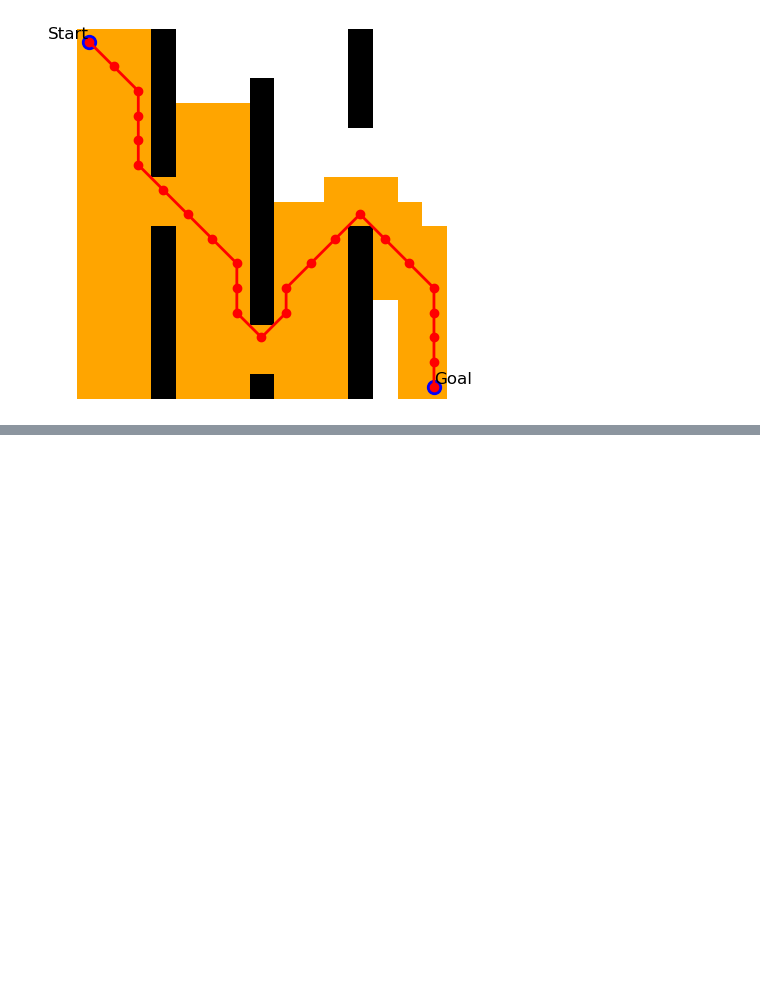
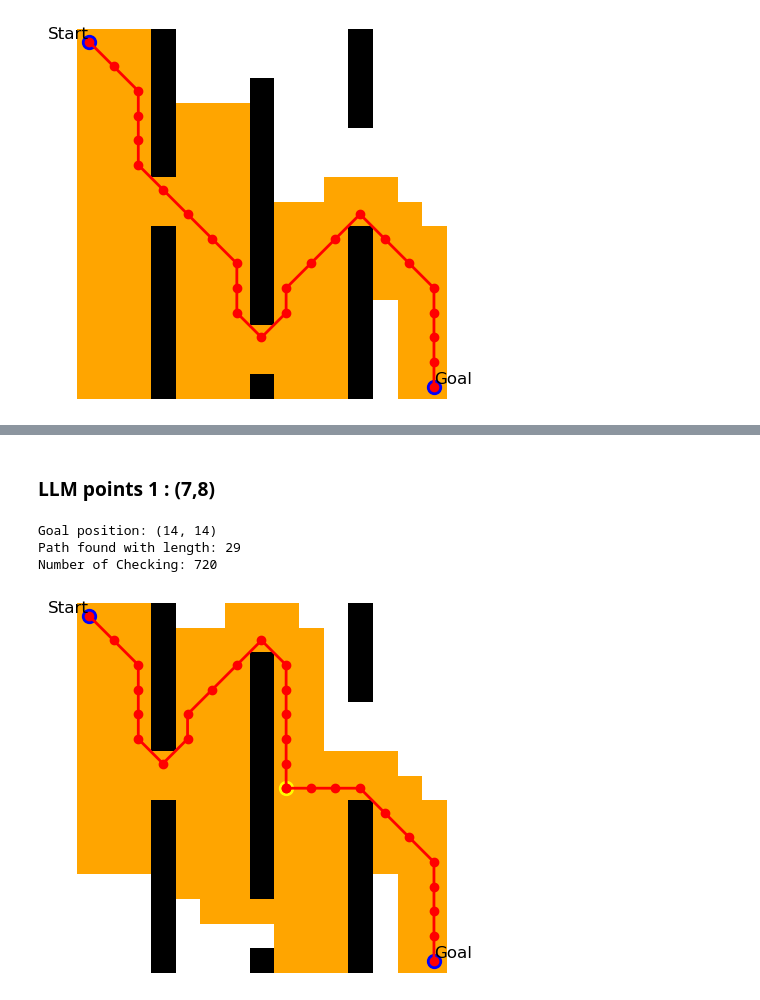
Before and after one commit to wodeyuzhou/LLM_AstarwithGraph, a Jupyter notebook: grid.ipynb, the cells around one changed output, grey strips where cells are left out. Saved outputs shown, nothing was run; the diff lists cells and outputs as text; code cells hidden in the pictures; blank space fills up the shorter version.

```diff
--- a/grid.ipynb
+++ b/grid.ipynb
@@ -65,7 +63,7 @@ def heuristic(a, b):
     return abs(a[0] - b[0]) + abs(a[1] - b[1])
 
 def astar(grid, start, goal):
-    checking_point = set()
+    checking_points = set()
     count = 0
 
     m, n = grid.shape
@@ -80,7 +78,7 @@ def astar(grid, start, goal):
     while open_set:
         f, g, current, path = heapq.heappop(open_set)
         if current == goal:
-            return path, count, checking_point
+            return path, count, checking_points
         if current in closed_set:
             continue
         closed_set.add(current)
@@ -91,23 +89,23 @@ def astar(grid, start, goal):
             neighbor = (nr, nc)
             # Check boundaries and whether the cell is traversable (value 1)
             if 0 <= nr < m and 0 <= nc < n and grid[nr, nc] == 1:
-                checking_point.add(neighbor)
+                checking_points.add(neighbor)
                 if neighbor in closed_set:
                     continue
                 new_cost = g + 1  # uniform cost for each move
                 heapq.heappush(open_set, (new_cost + heuristic(neighbor, goal),
                                             new_cost, neighbor, path + [neighbor]))
 
-    return None, count, checking_point # No path found
+    return None, count, checking_points # No path found
 
-def plot_path(grid, path, start, goal, checking_point):
+def plot_path(grid, path, start, goal, checking_points, llm_points = None):
     m, n = grid.shape
 
     checking_map = np.zeros_like(grid)
 
     cmap = colors.ListedColormap(['black','white', 'orange'])
 
-    for point in checking_point:
+    for point in checking_points:
         checking_map[point[0],point[1]] = 1
 
     plt.imshow(checking_map + grid, cmap = cmap)
@@ -116,18 +114,22 @@ def plot_path(grid, path, start, goal, checking_point):
         path_cols = [p[1] for p in path]
         plt.plot(path_cols, path_rows, color='red', linewidth=2, marker='o')
 
+
     plt.scatter([start[1], goal[1]], [start[0], goal[0]], color='blue', s=100)
     plt.text(start[1], start[0], 'Start', color='black', fontsize=12,
              verticalalignment='bottom', horizontalalignment='right')
     plt.text(goal[1], goal[0], 'Goal', color='black', fontsize=12,
              verticalalignment='bottom', horizontalalignment='left')
+    if llm_points is not None:
+        llm_points = np.array(llm_points)
+        plt.scatter(llm_points[:,1], llm_points[:,0], color='yellow', s=100)
     plt.axis('off')
     plt.show()
 
 # Example usage:
 start = (0, 0)
 goal = (14,14)
-path, count, checking_point = astar(grid, start, goal)
+path, count, checking_points = astar(grid, start, goal)
 
 print("Goal position:", goal)
 if path is not None:
@@ -136,7 +138,7 @@ else:
     print("No path found.")
 
 print("Number of Checking:", count)
-plot_path(grid, path, start, goal, checking_point)
+plot_path(grid, path, start, goal, checking_points)
 # %% [output]
 Goal position: (14, 14)
 Path found with length: 25
@@ -150,0 +196,21 @@ Number of Checking: 736
+# %% [markdown]
+### LLM points 1 : (7,8)
+# %%
+llm_points = [(7,8)]
+start = (0, 0)
+goal = (14,14)
+path, count, checking_points = llm_astar(grid, start, goal, llm_points)
+
+print("Goal position:", goal)
+if path is not None:
+    print("Path found with length:", len(path))
+else:
+    print("No path found.")
+
+print("Number of Checking:", count)
+plot_path(grid, path, start, goal, checking_points, llm_points)
+# %% [output]
+Goal position: (14, 14)
+Path found with length: 29
+Number of Checking: 720
+[figure, added]
```
Also changed, not shown: parts of 11 cells of this notebook.
